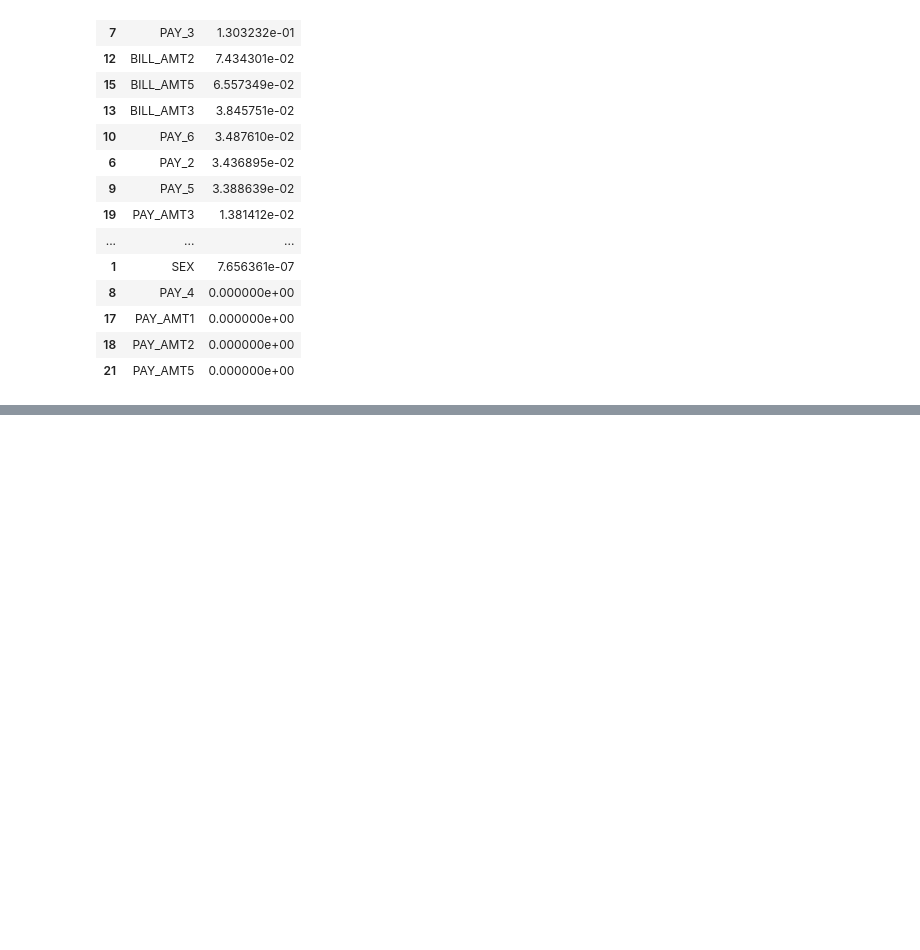
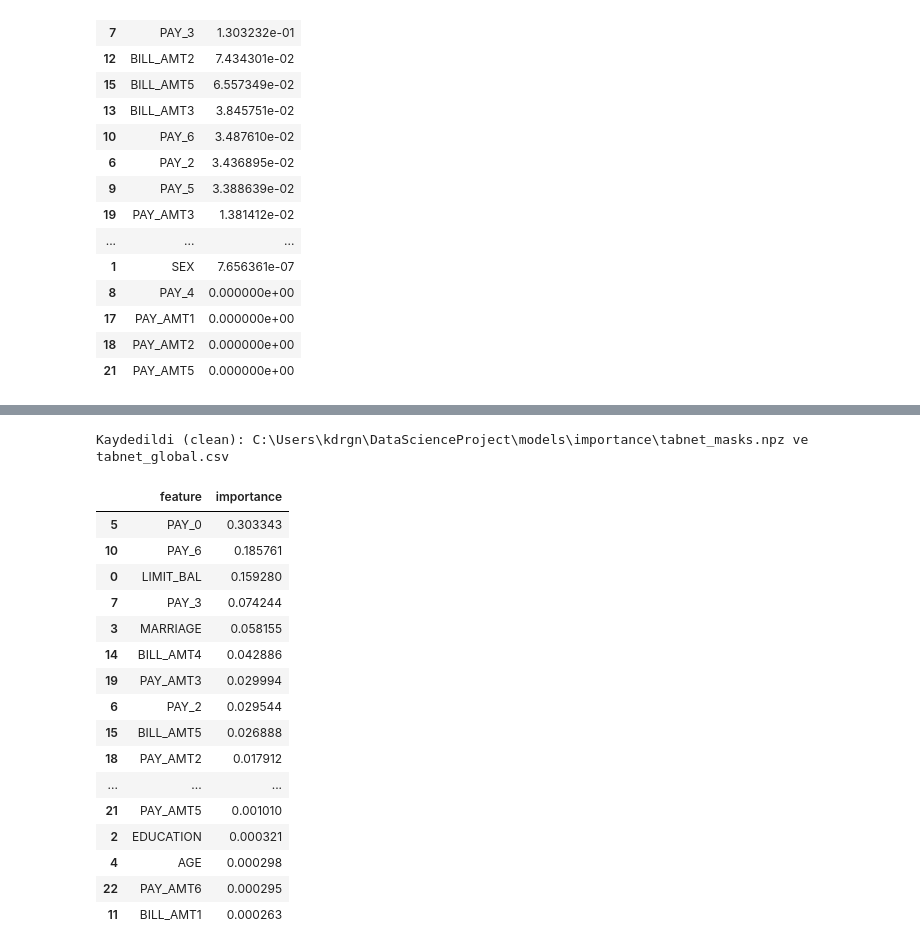
Before and after one commit to KamuranBey00/DataScienceProject, a Jupyter notebook: notebooks/04_tabnet.ipynb, the cells around one changed output, grey strips where cells are left out. Saved outputs shown, nothing was run; the diff lists cells and outputs as text; code cells hidden in the pictures; blank space fills up the shorter version.

```diff
--- a/notebooks/04_tabnet.ipynb
+++ b/notebooks/04_tabnet.ipynb
@@ -564,0 +573,19 @@ Kaydedildi: C:\Users\kdrgn\DataScienceProject\models\importance\tabnet_masks.npz
+# %%
+VARIANT = "clean"
+
+train_df = load_split("train", VARIANT)
+val_df = load_split("val", VARIANT)
+test_df = load_split("test", VARIANT)
+X_train_raw, y_train = to_xy(train_df)
+X_val_raw, y_val = to_xy(val_df)
+X_test_raw, y_test = to_xy(test_df)
+
+preproc = make_preprocessor("tabnet")
+X_train = encode_categoricals(preproc.fit_transform(X_train_raw))[FEATURES].to_numpy(dtype="float32")
+X_val = encode_categoricals(preproc.transform(X_val_raw))[FEATURES].to_numpy(dtype="float32")
+X_test = encode_categoricals(preproc.transform(X_test_raw))[FEATURES].to_numpy(dtype="float32")
+y_train = y_train.to_numpy()
+y_val = y_val.to_numpy()
+
+print("NaN kaldı mı:", np.isnan(X_train).sum() + np.isnan(X_val).sum() + np.isnan(X_test).sum())
+X_train.shape, X_val.shape, X_test.shape
@@ -564,0 +694,4 @@ Kaydedildi: C:\Users\kdrgn\DataScienceProject\models\importance\tabnet_masks.npz
+# %%
+explain_matrix, masks = best_clf.explain(X_test)
+step_masks = np.stack([m.mean(axis=0) for m in masks.values()])
+step_masks.shape
@@ -564,0 +727,32 @@ Kaydedildi: C:\Users\kdrgn\DataScienceProject\models\importance\tabnet_masks.npz
+# %%
+from src.config import IMPORTANCE_DIR
+
+IMPORTANCE_DIR.mkdir(parents=True, exist_ok=True)
+np.savez(IMPORTANCE_DIR / "tabnet_masks.npz", masks=step_masks, features=np.array(FEATURES))
+
+tabnet_global = pd.DataFrame(
+    {"feature": FEATURES, "importance": best_clf.feature_importances_}
+).sort_values("importance", ascending=False)
+tabnet_global.to_csv(IMPORTANCE_DIR / "tabnet_global.csv", index=False)
+
+print("Kaydedildi (clean):", IMPORTANCE_DIR / "tabnet_masks.npz", "ve tabnet_global.csv")
+tabnet_global
+# %% [output]
+Kaydedildi (clean): C:\Users\kdrgn\DataScienceProject\models\importance\tabnet_masks.npz ve tabnet_global.csv
+|  | feature | importance |
+| 5 | PAY_0 | 0.303343 |
+| 10 | PAY_6 | 0.185761 |
+| 0 | LIMIT_BAL | 0.159280 |
+| 7 | PAY_3 | 0.074244 |
+| 3 | MARRIAGE | 0.058155 |
+| 14 | BILL_AMT4 | 0.042886 |
+| 19 | PAY_AMT3 | 0.029994 |
+| 6 | PAY_2 | 0.029544 |
+| 15 | BILL_AMT5 | 0.026888 |
+| 18 | PAY_AMT2 | 0.017912 |
+| ... | ... | ... |
+| 21 | PAY_AMT5 | 0.001010 |
+| 2 | EDUCATION | 0.000321 |
+| 4 | AGE | 0.000298 |
+| 22 | PAY_AMT6 | 0.000295 |
+| 11 | BILL_AMT1 | 0.000263 |
```
Also changed, not shown: parts of 9 cells of this notebook, 11 other files.
